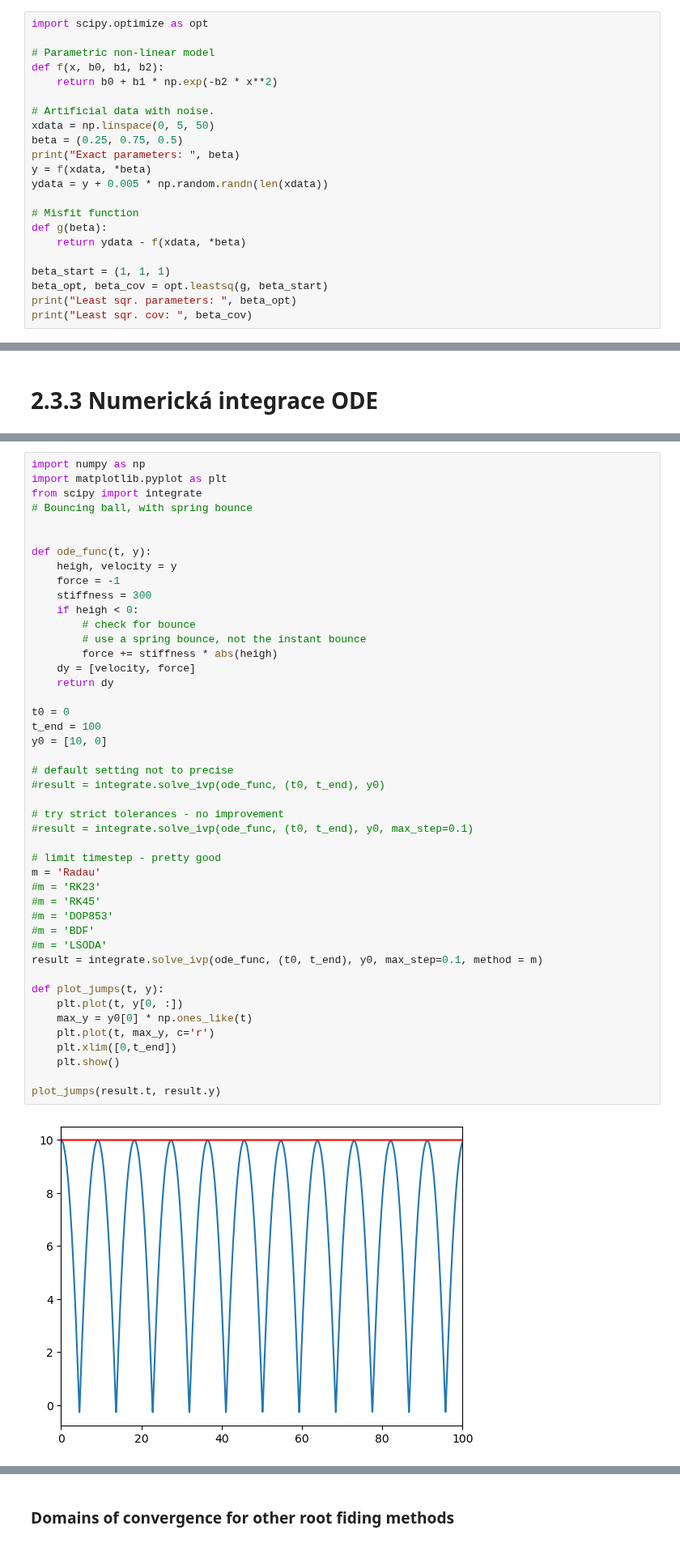
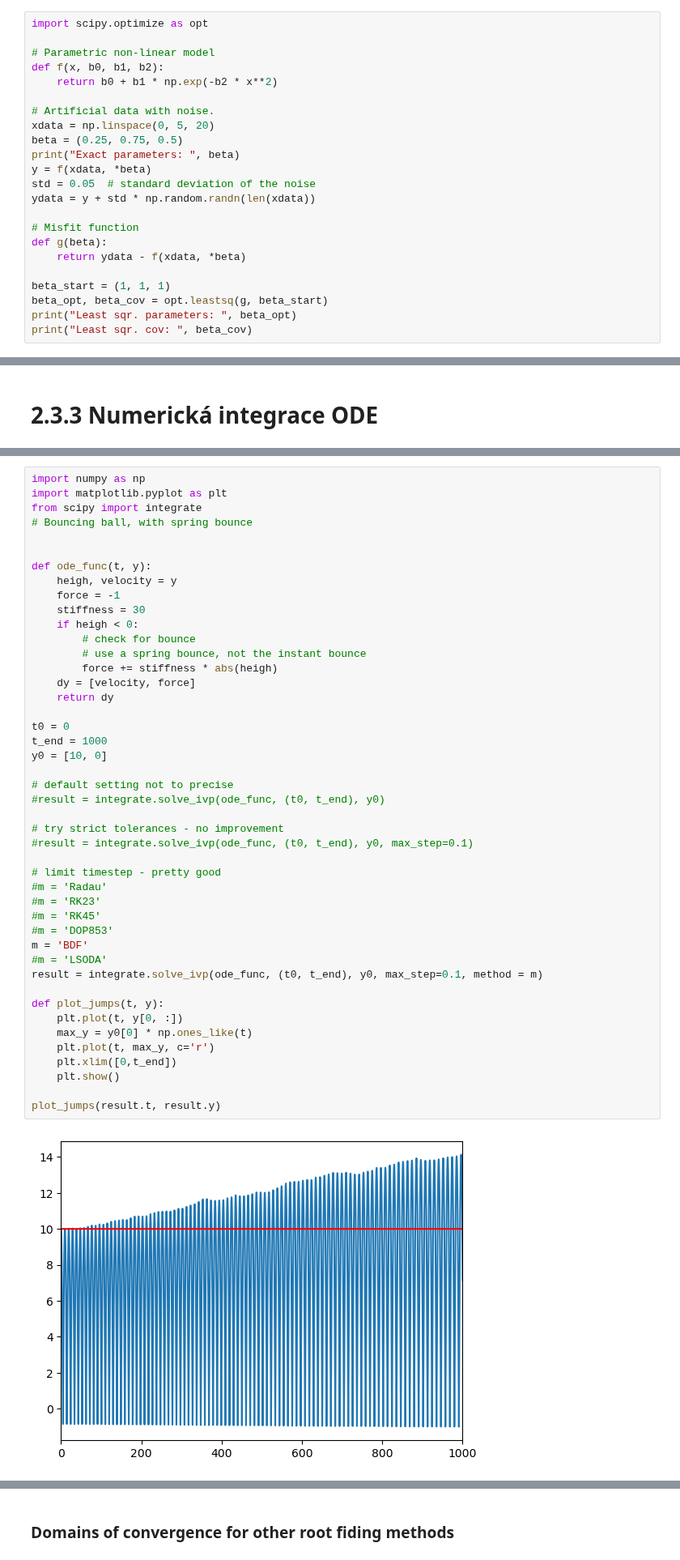
Before and after one commit to jbrezmorf/PAV_course, a Jupyter notebook: Section_2.3_SciPy.ipynb, the cells around one changed output, grey strips where cells are left out. Shown at 81% size. Drawn from its saved outputs; the diff is of its cells as text.

```diff
--- a/Section_2.3_SciPy.ipynb
+++ b/Section_2.3_SciPy.ipynb
@@ -308,11 +314,12 @@ def f(x, b0, b1, b2):
     return b0 + b1 * np.exp(-b2 * x**2)
 
 # Artificial data with noise.
-xdata = np.linspace(0, 5, 50)
+xdata = np.linspace(0, 5, 20)
 beta = (0.25, 0.75, 0.5)
 print("Exact parameters: ", beta)
 y = f(xdata, *beta)
-ydata = y + 0.005 * np.random.randn(len(xdata))
+std = 0.05  # standard deviation of the noise
+ydata = y + std * np.random.randn(len(xdata))
 
 # Misfit function
 def g(beta):
@@ -448,43 +470,43 @@ from scipy import integrate
 def ode_func(t, y):
     heigh, velocity = y
     force = -1
-    stiffness = 300
+    stiffness = 30
     if heigh < 0:
         # check for bounce
         # use a spring bounce, not the instant bounce
         force += stiffness * abs(heigh)
     dy = [velocity, force]
     return dy
 
 t0 = 0
-t_end = 100
+t_end = 1000
 y0 = [10, 0]
 
 # default setting not to precise
 #result = integrate.solve_ivp(ode_func, (t0, t_end), y0)
 
 # try strict tolerances - no improvement
 #result = integrate.solve_ivp(ode_func, (t0, t_end), y0, max_step=0.1)
 
 # limit timestep - pretty good
-m = 'Radau'
+#m = 'Radau'
 #m = 'RK23'
 #m = 'RK45'
 #m = 'DOP853'
-#m = 'BDF'
+m = 'BDF'
 #m = 'LSODA'
 result = integrate.solve_ivp(ode_func, (t0, t_end), y0, max_step=0.1, method = m)
 
 def plot_jumps(t, y):
     plt.plot(t, y[0, :])
     max_y = y0[0] * np.ones_like(t)
     plt.plot(t, max_y, c='r')
     plt.xlim([0,t_end])
     plt.show()
 
 plot_jumps(result.t, result.y)
 # %% [output]
-[figure, old version]
+[figure, new version]
 # %% [markdown]
 Výsledek vypadá dobře, ale zkusme delší časový interval.
 
```
Also changed, not shown: parts of 10 cells of this notebook, 1 other file.
